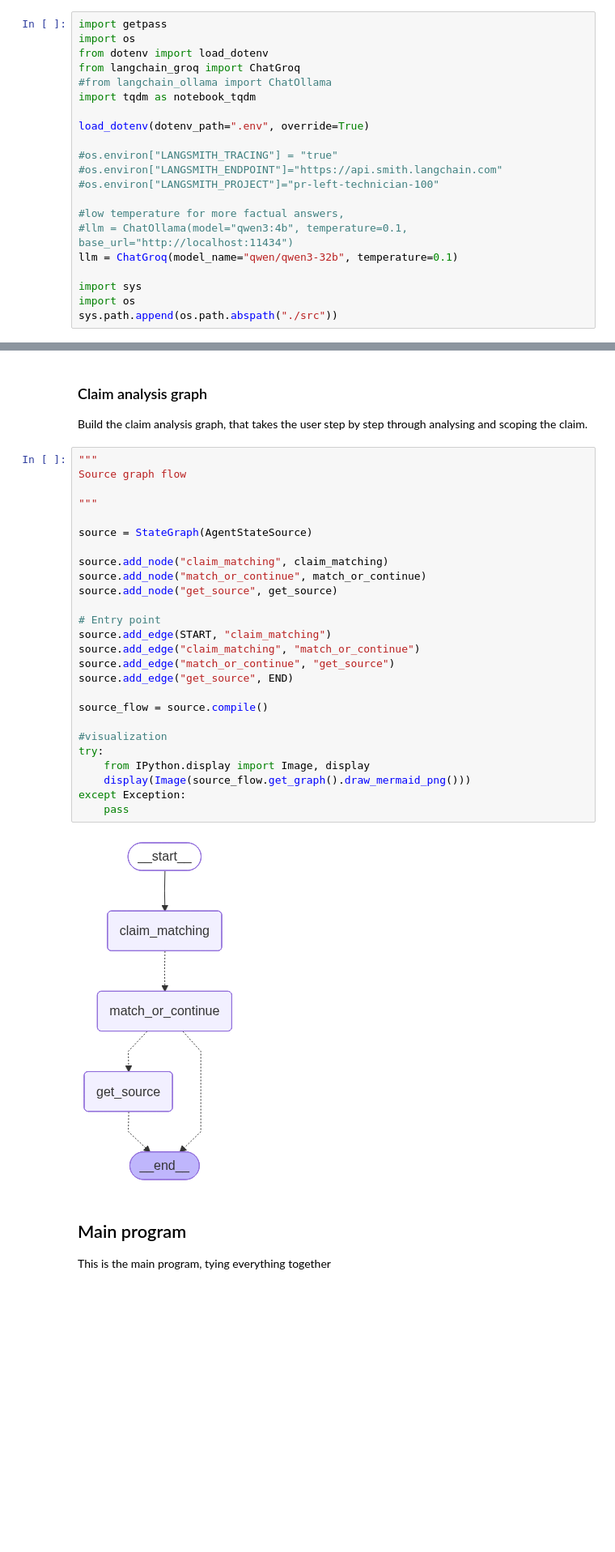
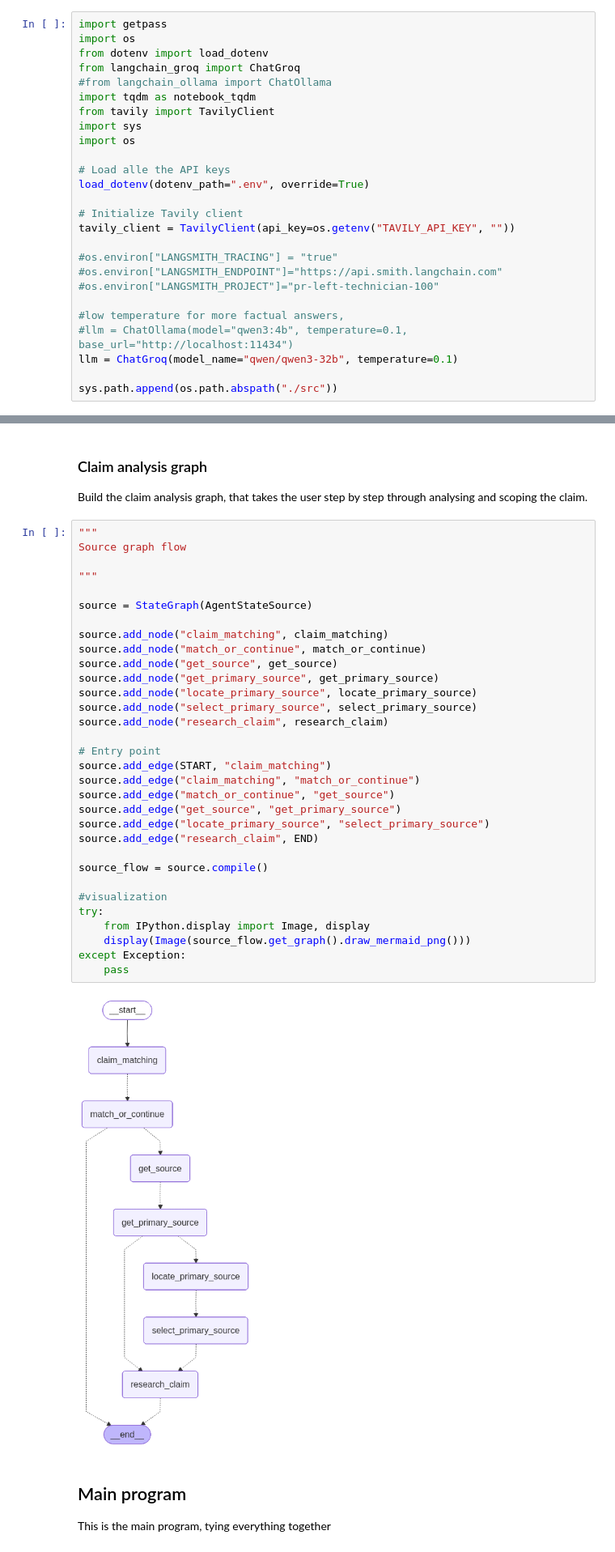
Before and after one commit to bcruijsberg/checkmate, a Jupyter notebook: Fact-check.ipynb, the cells around one changed output, grey strips where cells are left out. Shown at 81% size. Drawn from its saved outputs; the diff is of its cells as text; blank space fills up the shorter version.

Commit message:
Up until research results

```diff
--- a/Fact-check.ipynb
+++ b/Fact-check.ipynb
@@ -8,8 +8,15 @@ from dotenv import load_dotenv
 from langchain_groq import ChatGroq
 #from langchain_ollama import ChatOllama
 import tqdm as notebook_tqdm
+from tavily import TavilyClient
+import sys
+import os
 
+# Load alle the API keys
 load_dotenv(dotenv_path=".env", override=True)
+
+# Initialize Tavily client
+tavily_client = TavilyClient(api_key=os.getenv("TAVILY_API_KEY", ""))
 
 #os.environ["LANGSMITH_TRACING"] = "true"
 #os.environ["LANGSMITH_ENDPOINT"]="https://api.smith.langchain.com"
@@ -19,8 +26,6 @@ load_dotenv(dotenv_path=".env", override=True)
 #llm = ChatOllama(model="qwen3:4b", temperature=0.1, base_url="http://localhost:11434")
 llm = ChatGroq(model_name="qwen/qwen3-32b", temperature=0.1)
 
-import sys
-import os
 sys.path.append(os.path.abspath("./src"))
 # %% [markdown]
 ### AgentState and Pydantic schemes
@@ -802,31 +1024,37 @@ Build the claim analysis graph, that takes the user step by step through analysi
 # %%
 """
 Source graph flow
 
 """
 
 source = StateGraph(AgentStateSource)
 
 source.add_node("claim_matching", claim_matching)
 source.add_node("match_or_continue", match_or_continue)
 source.add_node("get_source", get_source)
+source.add_node("get_primary_source", get_primary_source)
+source.add_node("locate_primary_source", locate_primary_source)
+source.add_node("select_primary_source", select_primary_source)
+source.add_node("research_claim", research_claim)
 
 # Entry point
 source.add_edge(START, "claim_matching")
 source.add_edge("claim_matching", "match_or_continue")
 source.add_edge("match_or_continue", "get_source")
-source.add_edge("get_source", END)
+source.add_edge("get_source", "get_primary_source")
+source.add_edge("locate_primary_source", "select_primary_source")
+source.add_edge("research_claim", END)
 
 source_flow = source.compile()
 
 #visualization
 try:
     from IPython.display import Image, display
     display(Image(source_flow.get_graph().draw_mermaid_png()))
 except Exception:
     pass
 # %% [output]
-[figure, old version]
+[figure, new version]
 # %% [markdown]
 ## Main program
 
```
Also changed, not shown: parts of 4 cells of this notebook, 3 other files.
